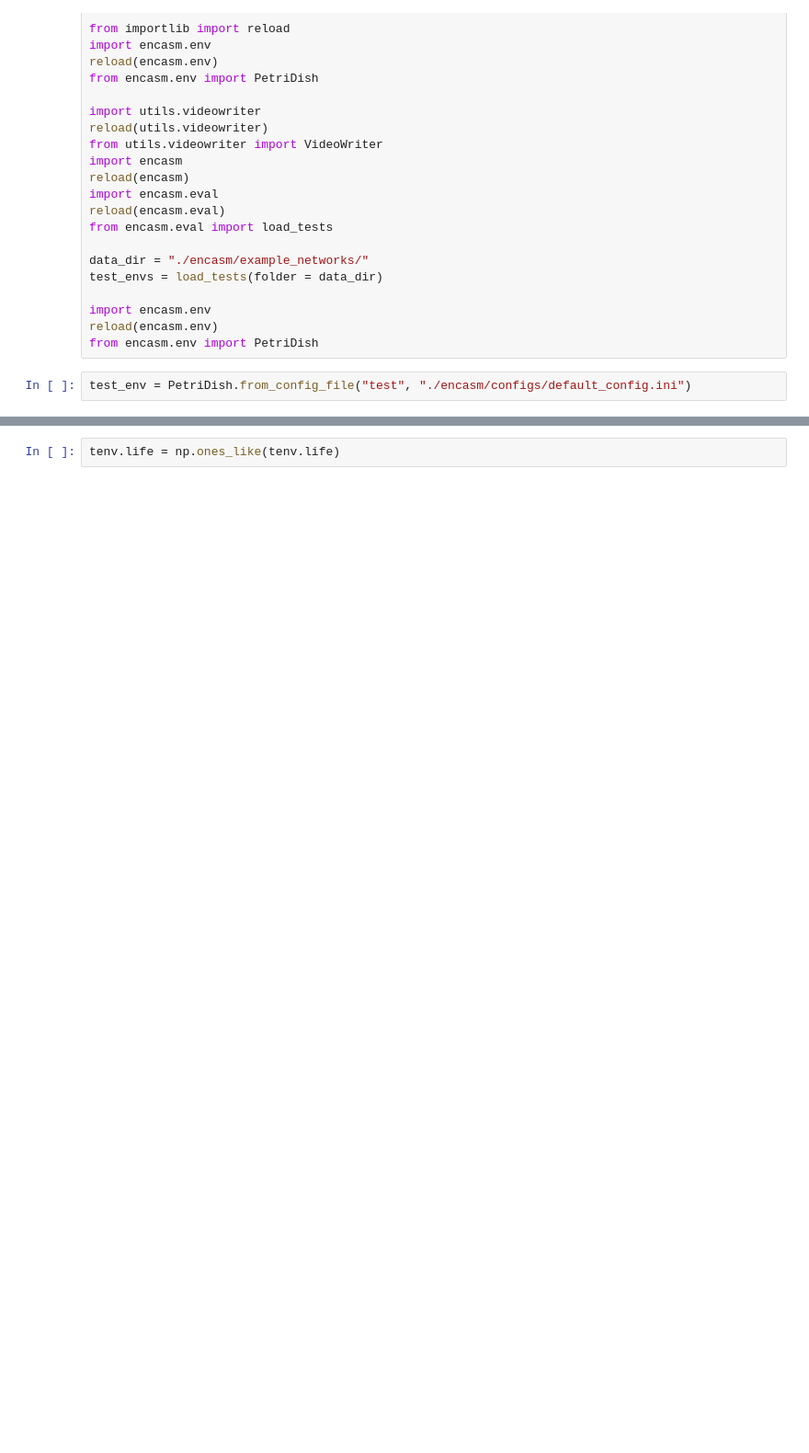
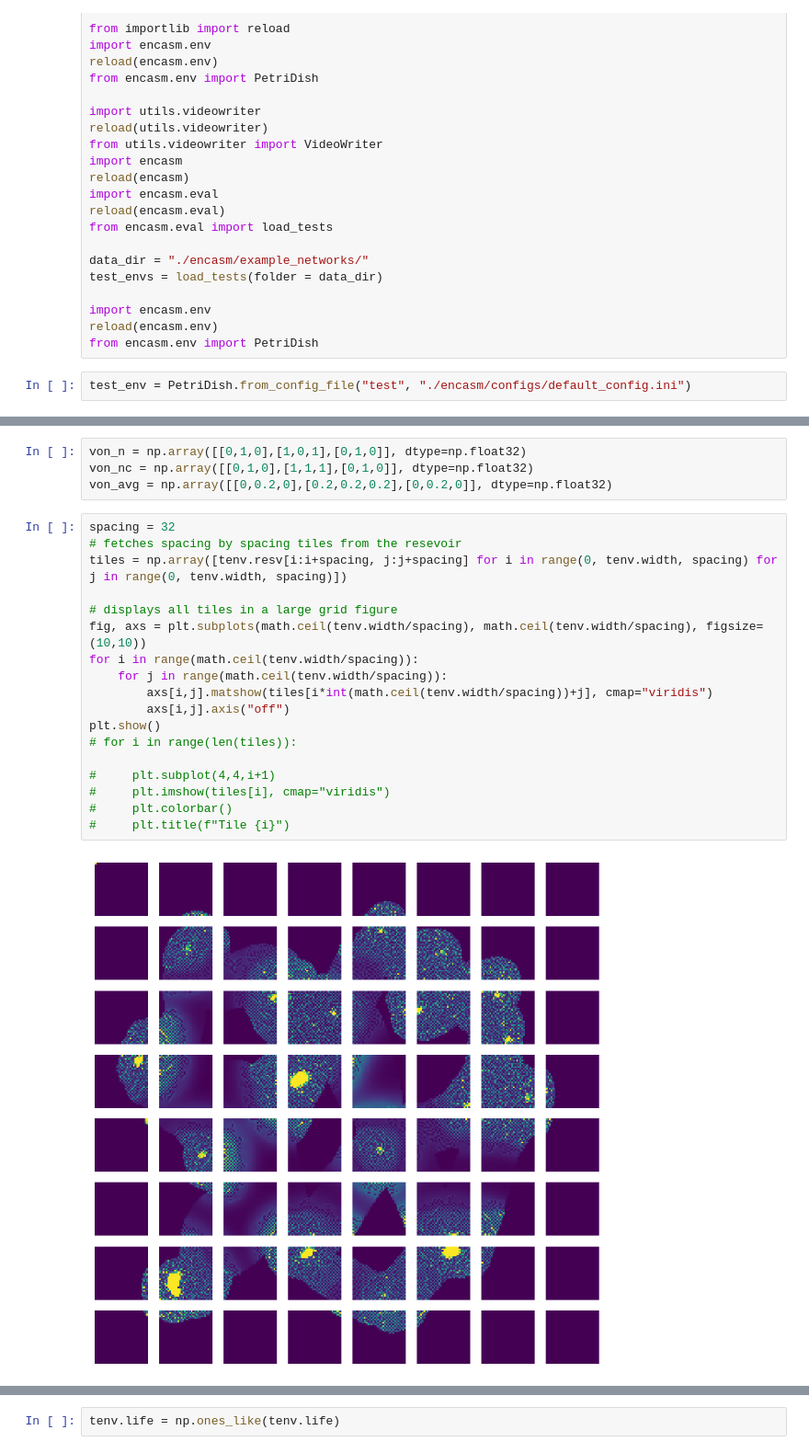
Before and after one commit to abarbieu/slime_mold_nca, a Jupyter notebook: playground.ipynb, the cells around one changed output, grey strips where cells are left out. Shown at 92% size. Drawn from its saved outputs; the diff is of its cells as text; blank space fills up the shorter version.

```diff
--- a/playground.ipynb
+++ b/playground.ipynb
@@ -113,0 +166,24 @@ tenv.resv.sum()
+# %%
+von_n = np.array([[0,1,0],[1,0,1],[0,1,0]], dtype=np.float32)
+von_nc = np.array([[0,1,0],[1,1,1],[0,1,0]], dtype=np.float32)
+von_avg = np.array([[0,0.2,0],[0.2,0.2,0.2],[0,0.2,0]], dtype=np.float32)
+# %%
+spacing = 32
+# fetches spacing by spacing tiles from the resevoir
+tiles = np.array([tenv.resv[i:i+spacing, j:j+spacing] for i in range(0, tenv.width, spacing) for j in range(0, tenv.width, spacing)])
+
+# displays all tiles in a large grid figure
+fig, axs = plt.subplots(math.ceil(tenv.width/spacing), math.ceil(tenv.width/spacing), figsize=(10,10))
+for i in range(math.ceil(tenv.width/spacing)):
+    for j in range(math.ceil(tenv.width/spacing)):
+        axs[i,j].matshow(tiles[i*int(math.ceil(tenv.width/spacing))+j], cmap="viridis")
+        axs[i,j].axis("off")
+plt.show()
+# for i in range(len(tiles)):
+
+#     plt.subplot(4,4,i+1)
+#     plt.imshow(tiles[i], cmap="viridis")
+#     plt.colorbar()
+#     plt.title(f"Tile {i}")
+# %% [output]
+[figure, added]
```
Also changed, not shown: parts of 18 cells of this notebook, 6 other files.
